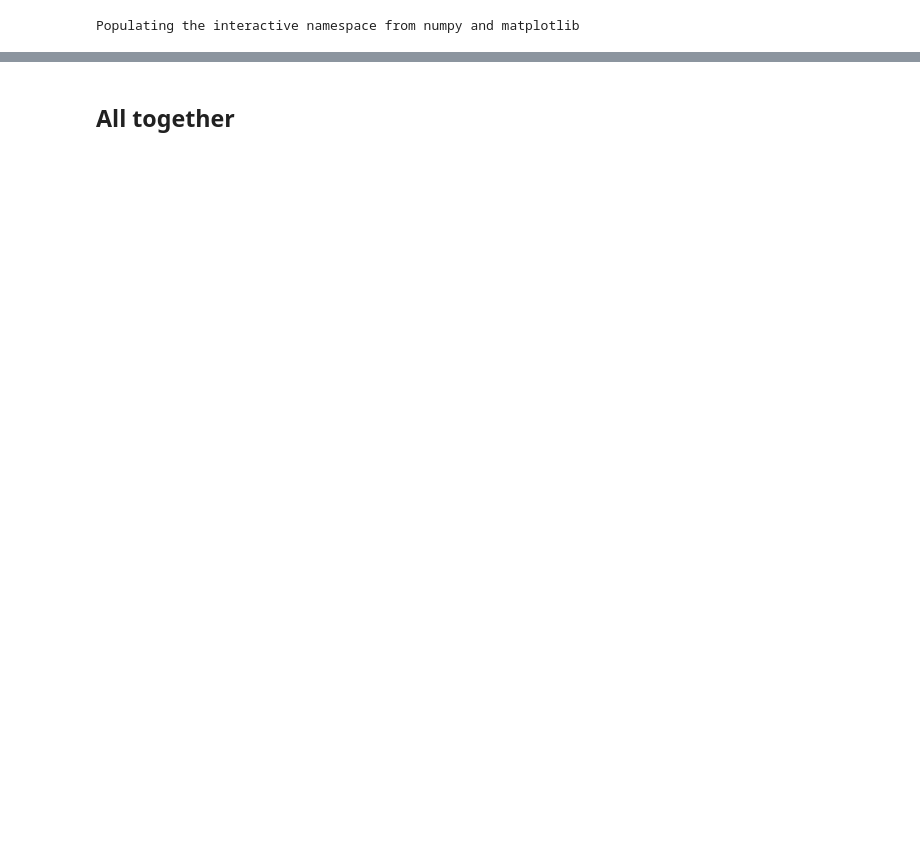
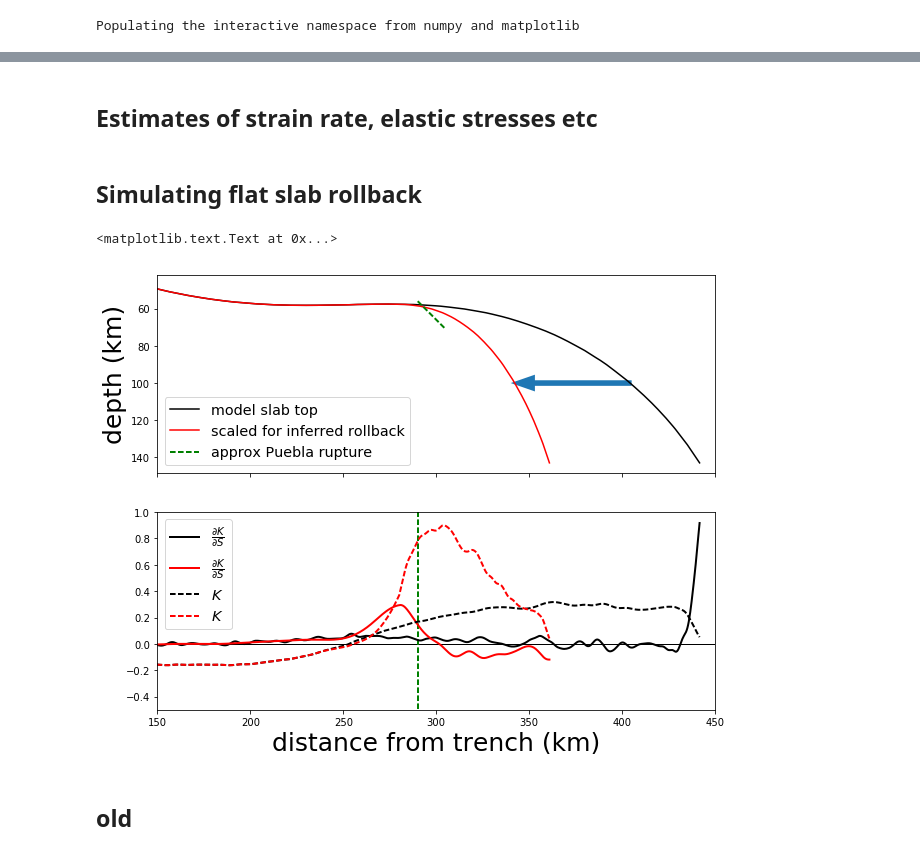
Before and after one commit to dansand/flat_slab, a Jupyter notebook: analysis/stress_curvature.ipynb, the cells around one changed output, grey strips where cells are left out. Drawn from its saved outputs; the diff is of its cells as text; code cells hidden in the pictures; blank space fills up the shorter version.

```diff
--- a/analysis/stress_curvature.ipynb
+++ b/analysis/stress_curvature.ipynb
@@ -302,0 +93,2 @@ ds
+# %%
+i = 87               #timestep to analyse
@@ -487,0 +613,2 @@ NameError: name 'gridspec' is not defined
+# %% [markdown]
+## Estimates of strain rate, elastic stresses etc
@@ -487,0 +670,11 @@ NameError: name 'gridspec' is not defined
+# %% [markdown]
+## Simulating flat slab rollback
+# %%
+dimIntDataScaled = dimIntDataScaled[::NP]
+dimIntDataScaled = dimIntData.copy()
+mask = (dimIntDataScaled[:,0] -  trenchLoc) > 280.
+dimIntDataScaled[mask,0] = dimIntDataScaled[mask,0].min() +  (dimIntDataScaled[mask,0] - dimIntDataScaled[mask,0].min()) * 0.5
+# %%
+Wn1 = 0.03 #
+
+B1, A1 = signal.butter(N, Wn1, output='ba')
@@ -487,0 +710,54 @@ NameError: name 'gridspec' is not defined
+# %%
+import matplotlib.patches as patches
+
+#fig, ax = plt.subplots(figsize=(20,5))
+fig, (ax1, ax2) = plt.subplots(2, 1, sharex=True, figsize=(10,8))
+ax1.plot(dimIntData[:,0] - trenchLoc, dimIntData[:,1], c = 'k', label = 'model slab top')
+ax1.plot(dimIntDataScaled[:,0] - trenchLoc, dimIntDataScaled[:,1],
+         c = 'r', label = 'scaled for inferred rollback')
+
+
+#ax.vlines(-0.1890954*2900., 0., 140)
+ax1.set_ylim(160, 30)
+ax1.set_xlim(150, 450)
+ax1.set_aspect('equal')
+#-0.1890954
+
+ax1.add_patch(
+    patches.Arrow(
+        405,            # x
+        100,            # y
+        -65,            # dx
+        0,            # dy
+        width=15      # optional - defaults to 1.0
+    )
+)
+
+
+ax1.plot([290,305], [56,71], lw = 2, c='g', ls = '--', label = 'approx Puebla rupture')
+ax1.legend(fontsize = 'x-large', loc = 3)
+
+ax1.set_ylabel('depth (km)', size = 25)
+trenchLoc = -510.
+
+ax2.plot(dimIntData[::1,0] - trenchLoc, (_cx_F1*(1./2900e3**2))/5e-10,
+        c = 'k', lw = 2,  label = r'$\frac{\partial{K}}{\partial{S}}$ ')
+ax2.plot(dimIntDataScaled[::1,0] - trenchLoc, (__cx_F1*(1./2900e3**2))/5e-10,
+       c = 'r', lw = 2,  label = r'$\frac{\partial{K}}{\partial{S}}$ ')
+
+ax2.plot(dimIntData[::1,0] - trenchLoc, (c_F*(1./2900e3))/20e-6, c = 'k',
+        lw = 2,ls = '--',  label = r'$K$')
+ax2.plot(dimIntDataScaled[::1,0] - trenchLoc, (_c_F*(1./2900e3))/20e-6, c = 'r',
+        lw = 2,ls = '--', label = r'$K$')
+
+ax2.legend(loc = 2, fontsize = 'x-large')
+ax2.hlines(0, -200, 560, lw=1)
+ax2.vlines(290, -1.1, 1.1, lw=2, colors='g', linestyles='--')
+
+ax2.set_ylim(-0.5, 1)
+#ax2.set_xlim(-200, 450)
+
+ax2.set_xlabel('distance from trench (km)',  size = 25)
+# %% [output]
+<matplotlib.text.Text at 0x...>
+[figure, added]
@@ -488,3 +766,5 @@ NameError: name 'gridspec' is not defined
+# %% [markdown]
+## old
 # %%
 #np.arange(8, 56,8)
 
@@ -533,2 +810,0 @@ for i in np.arange(8, 56,8):
-# %% [markdown]
-## All together
```
Also changed, not shown: parts of 144 cells of this notebook, 16 other files.
